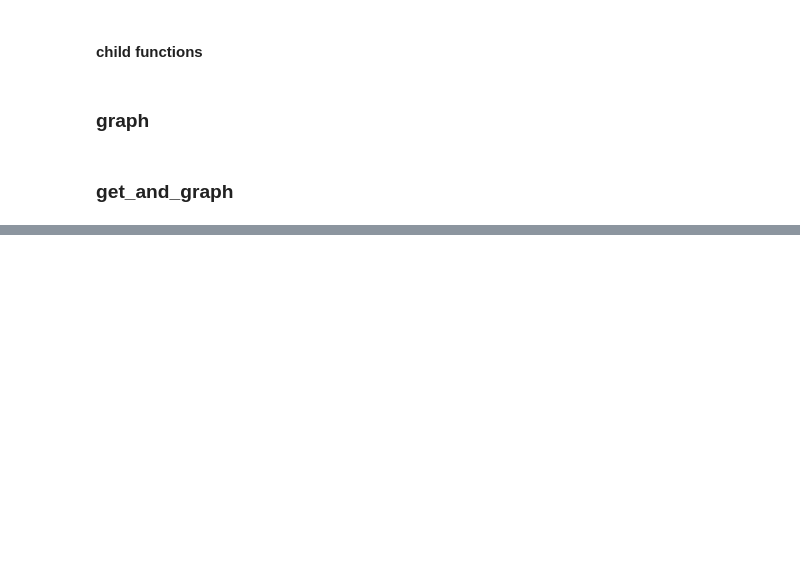
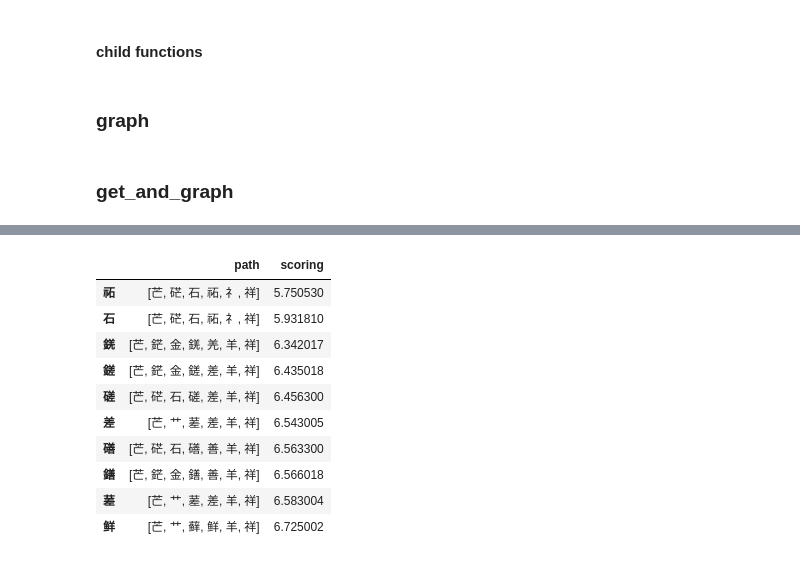
Before and after one commit to bhrdj/rongzi, a Jupyter notebook: notebooks/1.02-sfb-Make-One-Generation-Graphs.ipynb, the cells around one changed output, grey strips where cells are left out. Cells and saved outputs as stored; diff of their text form; code cells hidden in the pictures; blank space fills up the shorter version.

```diff
--- a/notebooks/1.02-sfb-Make-One-Generation-Graphs.ipynb
+++ b/notebooks/1.02-sfb-Make-One-Generation-Graphs.ipynb
@@ -174,0 +225,11 @@ dot = vertical_family_tree()
+# %%
+def take_next_step(T1, t1):
+    for c in t1:
+        for d in t1[c]:
+            try:
+                T1[d]
+            except KeyError as e:
+                T1[d] = t1[c][d]
+            if T1[d][1] > t1[c][d][1]:
+                T1[d] = t1[c][d]
+    return T1
@@ -174,0 +238,9 @@ dot = vertical_family_tree()
+# %%
+# starts = ('祥','愛') # [祥, 羊, 鮮, 魚, 鱫, 愛]
+# starts = ('潘','祥')  # [潘, 番, 翻, 羽, 翔, 羊, 祥]
+# starts = ('潘', '愛') # [潘, 番, 鐇, 金, 鑀, 愛]
+# starts = ('芒', '愛') # [芒, 恾, 忄, 懓, 愛]
+# starts = ('芒', '祥') # [芒, 硭, 石, 祏, 礻, 祥]
+s = starts
+T1 = {s[0]: ([s[0]], 0)}
+T2 = {s[1]: ([s[1]], 0)}
@@ -174,0 +258,20 @@ dot = vertical_family_tree()
+# %%
+scoring = {c: (T1[c][1] + T2[c][1]) for c in intersection}
+scoring = pd.Series(scoring, name='scoring').to_frame()
+path = {c: (T1[c][0] + T2[c][0][:-1][::-1]) for c in intersection}
+path = pd.Series(path, name='path').to_frame()
+path_scores = path.join(scoring).sort_values('scoring', ascending=True)
+# %%
+path_scores.head(10)
+# %% [output]
+|  | path | scoring |
+| 祏 | [芒, 硭, 石, 祏, 礻, 祥] | 5.750530 |
+| 石 | [芒, 硭, 石, 祏, 礻, 祥] | 5.931810 |
+| 錓 | [芒, 鋩, 金, 錓, 羌, 羊, 祥] | 6.342017 |
+| 鎈 | [芒, 鋩, 金, 鎈, 差, 羊, 祥] | 6.435018 |
+| 磋 | [芒, 硭, 石, 磋, 差, 羊, 祥] | 6.456300 |
+| 差 | [芒, 艹, 蒫, 差, 羊, 祥] | 6.543005 |
+| 磰 | [芒, 硭, 石, 磰, 善, 羊, 祥] | 6.563300 |
+| 鐥 | [芒, 鋩, 金, 鐥, 善, 羊, 祥] | 6.566018 |
+| 蒫 | [芒, 艹, 蒫, 差, 羊, 祥] | 6.583004 |
+| 鲜 | [芒, 艹, 藓, 鲜, 羊, 祥] | 6.725002 |
```
Also changed, not shown: parts of 28 cells of this notebook.
